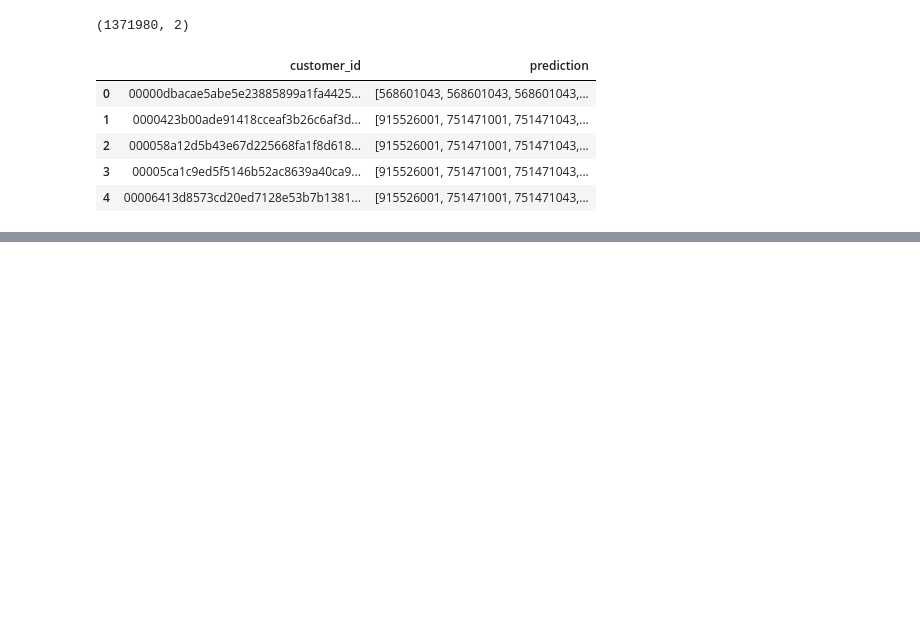
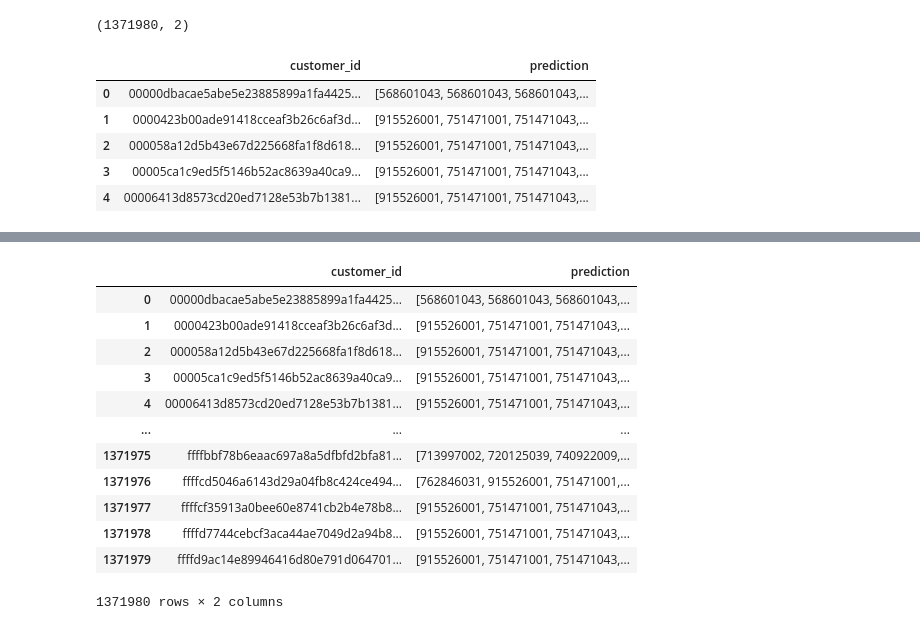
Before and after one commit to lucien1011/kaggle-h-and-m, a Jupyter notebook: prepare_candidate_df.ipynb, the cells around one changed output, grey strips where cells are left out. Saved outputs shown, nothing was run; the diff lists cells and outputs as text; code cells hidden in the pictures; blank space fills up the shorter version.

```diff
--- a/prepare_candidate_df.ipynb
+++ b/prepare_candidate_df.ipynb
@@ -18,3 +18,7 @@ Wall time: 26.2 s
 # %%
-from utils import train_val_test_split
-trn_transactions,val_transactions,test_transactions = train_val_test_split(transactions)
+#from utils import train_val_test_split
+#trn_transactions,val_transactions,test_transactions = train_val_test_split(transactions)
+trn_start_time,trn_end_time='2020-06-01','2020-09-08'
+test_start_time,test_end_time='2020-09-08','2020-09-15'
+trn_transactions = transactions[(transactions.t_dat >= pd.to_datetime(trn_start_time)) & (transactions.t_dat < pd.to_datetime(trn_end_time))]
+test_transactions = transactions[(transactions.t_dat >= pd.to_datetime(test_start_time)) & (transactions.t_dat < pd.to_datetime(test_end_time))]
@@ -107,8 +103,8 @@ for i, cust_id in enumerate(submission['customer_id'].values.reshape((-1,))):
             s += l[:12]
         else:
             s += l
-    if cust_id in purchase_dict_1w:
-        l = sorted((purchase_dict_1w[cust_id]).items(), key=lambda x: x[1], reverse=True)
+    if cust_id in purchase_dict_3w:
+        l = sorted((purchase_dict_3w[cust_id]).items(), key=lambda x: x[1], reverse=True)
         l = [y[0] for y in l]
         if len(l)>12:
             s += l[:12]
@@ -146,3 +142,19 @@ cand_df = pred_df.explode('prediction')
 cand_df = cand_df.rename(columns={'prediction':'article_id'})
 # %%
 cand_df.to_csv(os.path.join(base_dir,'candidate_df.csv'))
+# %%
+pred_df
+# %% [output]
+|  | customer_id | prediction |
+| 0 | 00000dbacae5abe5e23885899a1fa4425... | [568601043, 568601043, 568601043,... |
+| 1 | 0000423b00ade91418cceaf3b26c6af3d... | [915526001, 751471001, 751471043,... |
+| 2 | 000058a12d5b43e67d225668fa1f8d618... | [915526001, 751471001, 751471043,... |
+| 3 | 00005ca1c9ed5f5146b52ac8639a40ca9... | [915526001, 751471001, 751471043,... |
+| 4 | 00006413d8573cd20ed7128e53b7b1381... | [915526001, 751471001, 751471043,... |
+| ... | ... | ... |
+| 1371975 | ffffbbf78b6eaac697a8a5dfbfd2bfa81... | [713997002, 720125039, 740922009,... |
+| 1371976 | ffffcd5046a6143d29a04fb8c424ce494... | [762846031, 915526001, 751471001,... |
+| 1371977 | ffffcf35913a0bee60e8741cb2b4e78b8... | [915526001, 751471001, 751471043,... |
+| 1371978 | ffffd7744cebcf3aca44ae7049d2a94b8... | [915526001, 751471001, 751471043,... |
+| 1371979 | ffffd9ac14e89946416d80e791d064701... | [915526001, 751471001, 751471043,... |
+1371980 rows × 2 columns
```
Also changed, not shown: parts of 10 cells of this notebook, 4 other files.
